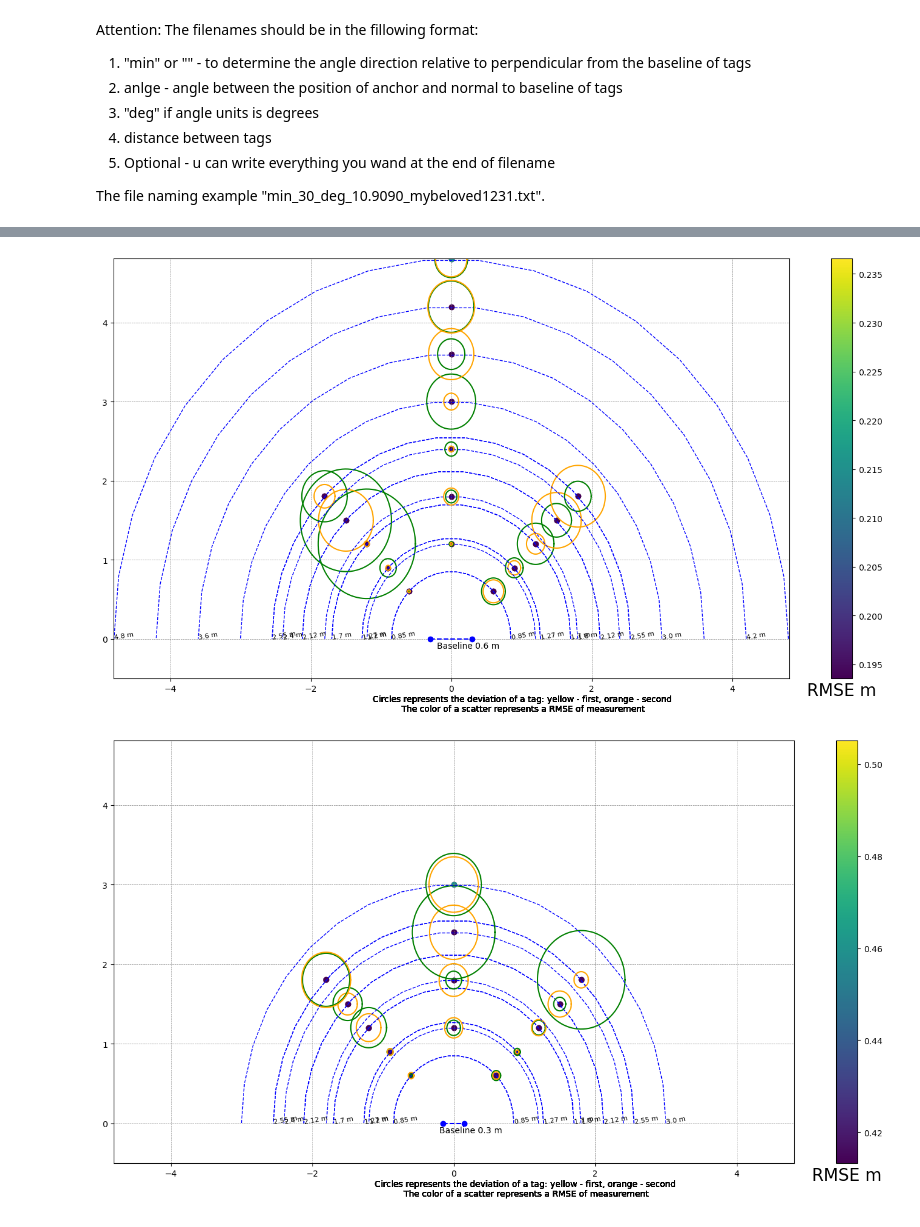
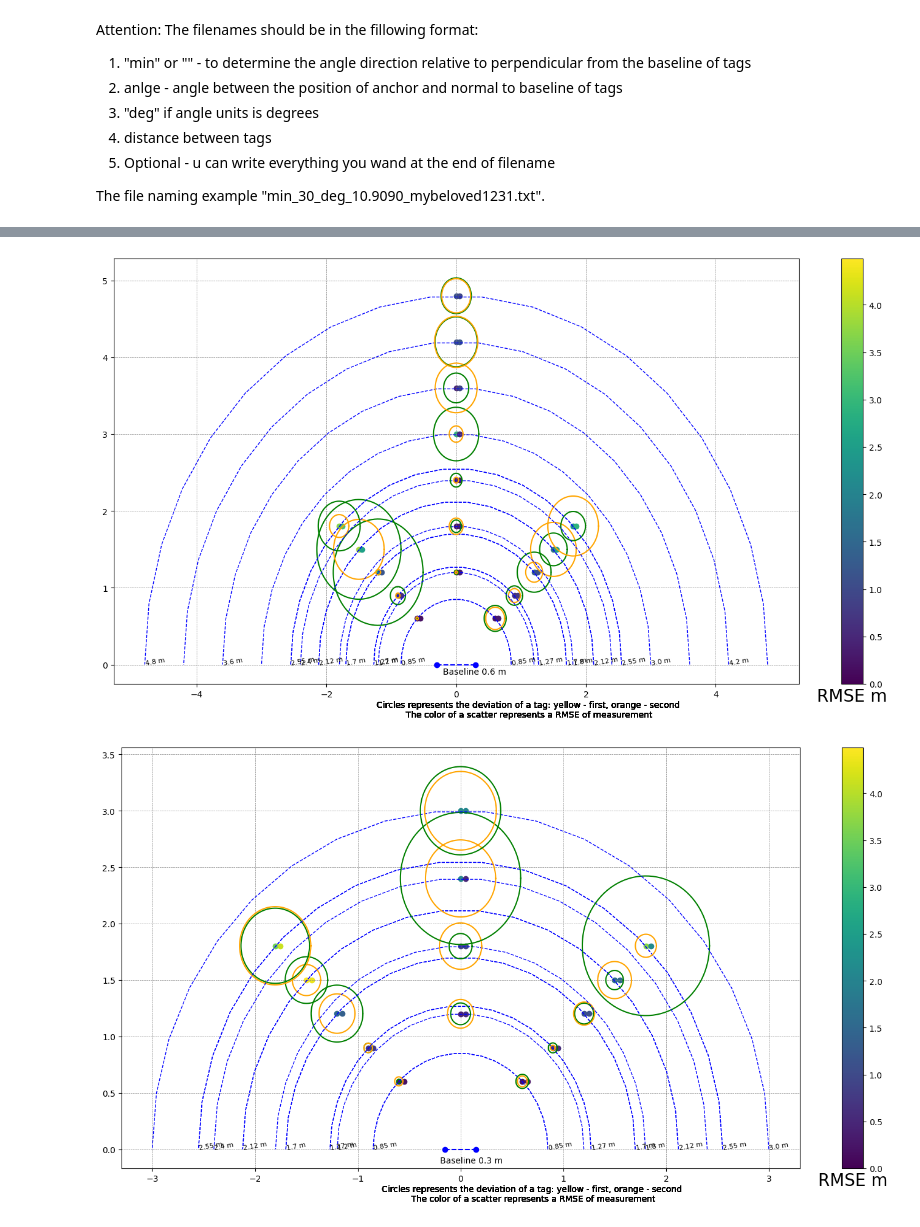
Before and after one commit to mTerentev/UWB_beacon, a Jupyter notebook: UWB_change_of_precision.ipynb, the cells around one changed output, grey strips where cells are left out. Saved outputs shown, nothing was run; the diff lists cells and outputs as text; code cells hidden in the pictures.

```diff
--- a/UWB_change_of_precision.ipynb
+++ b/UWB_change_of_precision.ipynb
@@ -231,39 +94,40 @@ for dist, value in dictionary.items():
         plt.gca().annotate(f'{r} m', xy=xy, xycoords='data', fontsize=8, rotation=10)
         i += 1
 
         for angle, value2 in value1.items():
             anchor_pose_x = r * np.cos(angle)
             anchor_pose_y = r * np.sin(angle)
             colors = ["green", "orange"]
-            for tag, tags_info in value2.items():
+            for tag, tag_info in value2.items():
                 tag_n = int(tag.split(' ')[1])
-                dr = tags_info["STD"]
-                rmse = tags_info["RMSE"]
-                est = tags_info["Estimated_val"]
+                dr = tag_info["STD"]
+                rmse = tag_info["RMSE"]
+                est = tag_info["Estimated_val"]
                 angles = np.linspace(0 * np.pi, 2 * np.pi, 100)
 
                 # tag_pos = (anchor_pose_x + anchor_pose_x*0.05*(-1)**(tag_n%2), anchor_pose_y)
 
                 # Show std of a tag
                 xs = anchor_pose_x + dr * np.cos(angles)
                 ys = anchor_pose_y + dr * np.sin(angles)
                 plt.plot(xs, ys, color=colors[tag_n])
-                plt.scatter(anchor_pose_x, anchor_pose_y, c=rmse/max_err, cmap='viridis')
+                # plt.scatter(anchor_pose_x, anchor_pose_y, c=rmse, cmap='viridis')
+                plt.scatter(anchor_pose_x+tag_n * 0.05, anchor_pose_y, c=rmse, cmap='viridis', vmin=0, vmax=max_err)
 
                 # Show the results for each tag
                 # est_x = est * np.cos(angle)
                 # est_y = est * np.sin(angle)
                 # plt.scatter(est_x, est_y, c=colors[tag_n])
                 # plt.gca().annotate(f'tag_{tag_n+1}', xy=(est_x, est_y), xycoords='data', fontsize=8, rotation=10)
 
         txt = "Circles represents the deviation of a tag: yellow - first, orange - second\n The color of a scatter represents a RMSE of measurement"
         fig.text(.5, .05, txt, ha='center')
     cbar = plt.colorbar()
     cbar.ax.set_xlabel('RMSE m', fontsize=20)
 
-    plt.xlim(-max_dist, max_dist)
-    plt.ylim(-0.5, max_dist)
+    # plt.xlim(-max_dist, max_dist)
+    # plt.ylim(-0.5, max_dist)
     plt.show()
 # %% [output]
-[figure, old version]
+[figure, new version]
-[figure, old version]
+[figure, new version]
```
Also changed, not shown: parts of 5 cells of this notebook, 4 other files.
